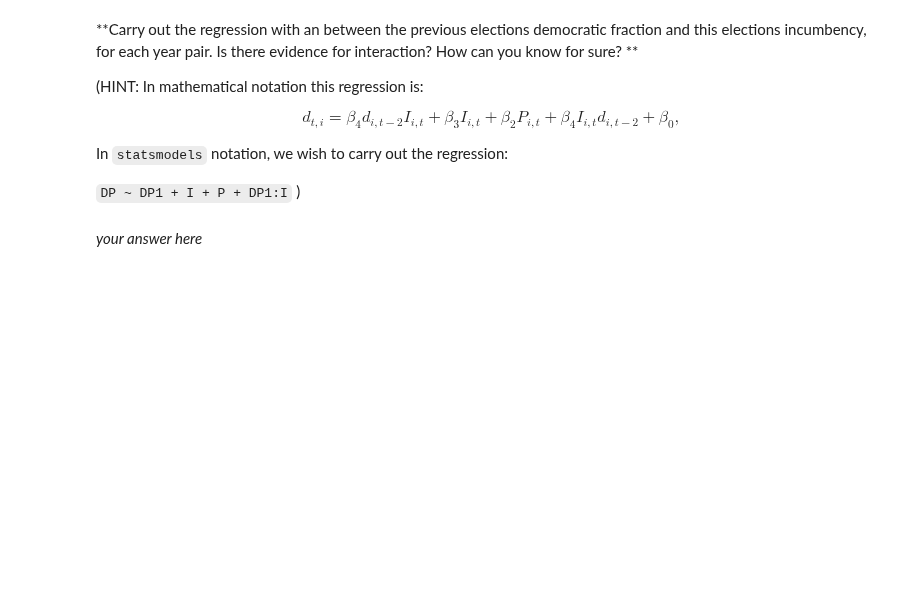
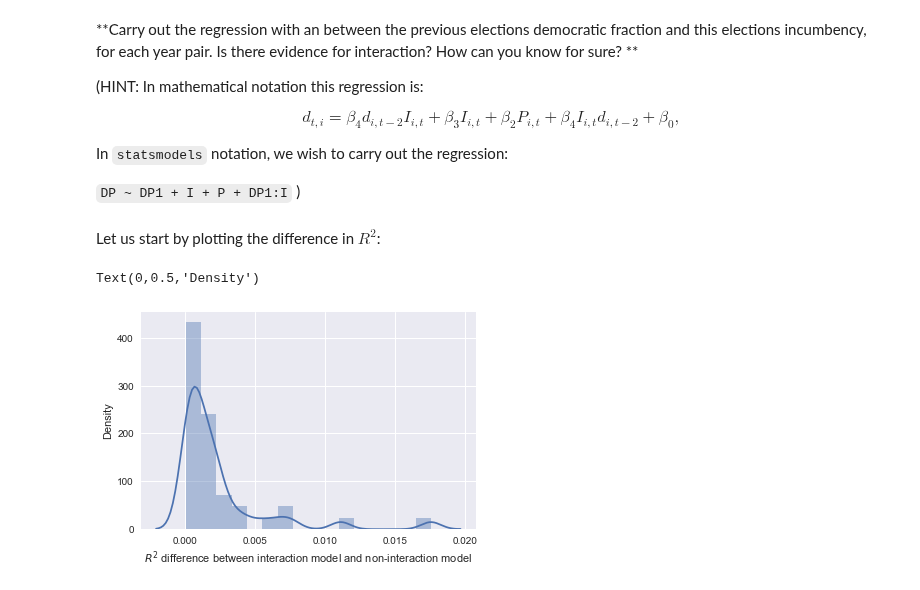
Before and after one commit to NOllAl/AM207HW, a Jupyter notebook: hw3/AM207_HW3.ipynb, the cells around one changed output. Cells and saved outputs as stored; diff of their text form; code cells hidden in the pictures; blank space fills up the shorter version.

```diff
--- a/hw3/AM207_HW3.ipynb
+++ b/hw3/AM207_HW3.ipynb
@@ -829,2 +828,32 @@ In `statsmodels` notation, we wish to carry out the regression:
-# %% [markdown]
-*your answer here*
+# %%
+#your code here
+for p in pairs:
+    key = str(p[0])+"-"+str(p[1])
+    df = pairframes[key]
+
+    formula = 'DP ~ DP1 + I + P + DP1:I'
+    ols_model = ols(formula, pairframes[key]).fit()
+
+    params = pd.DataFrame(ols_model.params).transpose()
+    p_vals = pd.DataFrame(ols_model.pvalues).transpose()
+    p_vals.columns = "p_" + p_vals.columns
+    foo = pd.concat([params, p_vals], axis=1)
+    foo['yp'] = key
+    foo['formula'] = formula
+    foo['year'] = p[0]
+    foo['r_squared'] = ols_model.rsquared
+    foo['aic'] = ols_model.aic
+
+
+    result = result.append(foo)
+# %% [markdown]
+Let us start by plotting the difference in $R^2$:
+# %%
+foo = result[['year', 'formula', 'r_squared']].pivot(index='year', columns='formula', values='r_squared')
+foo['diff'] = foo['DP ~ DP1 + I + P + DP1:I'] - foo['DP ~ DP1 + I + P']
+sns.distplot(foo['diff'])
+plt.xlabel(r"$R^2$ difference between interaction model and non-interaction model")
+plt.ylabel("Density")
+# %% [output]
+Text(0,0.5,'Density')
+[figure, added]
```
Also changed, not shown: parts of 14 cells of this notebook.
